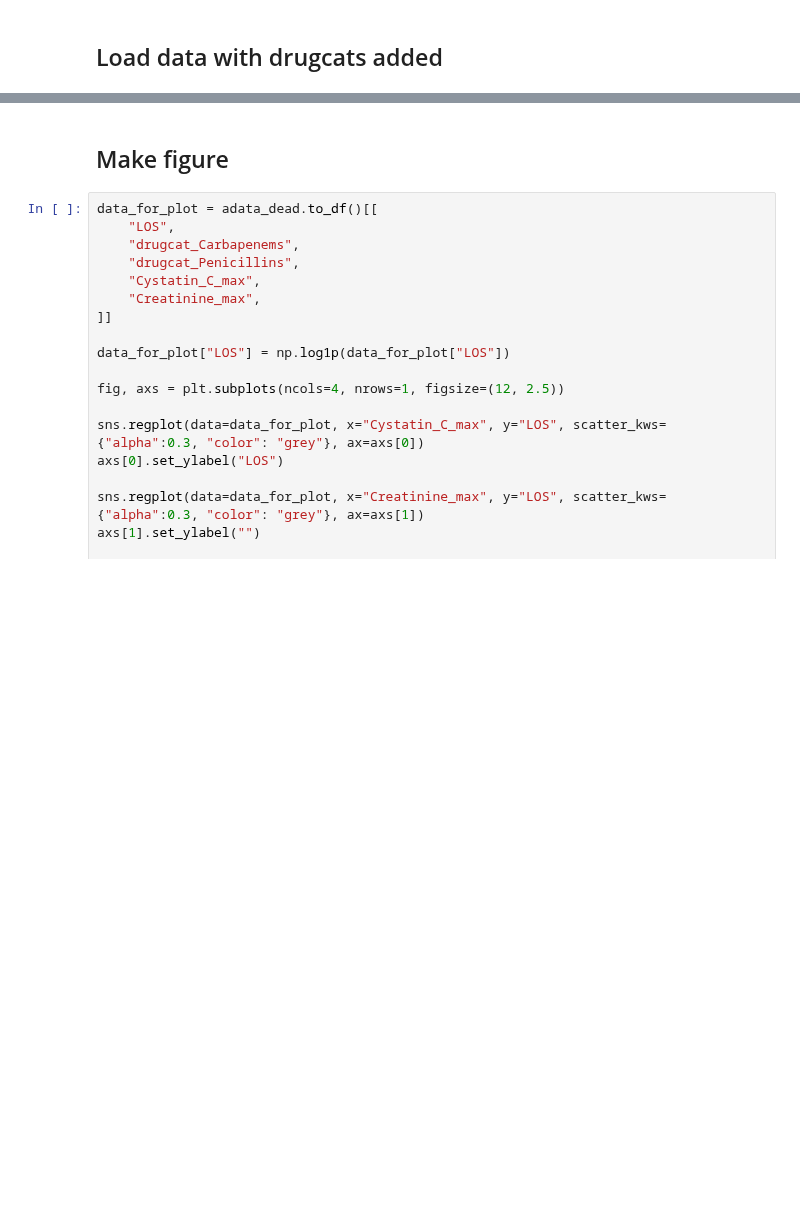
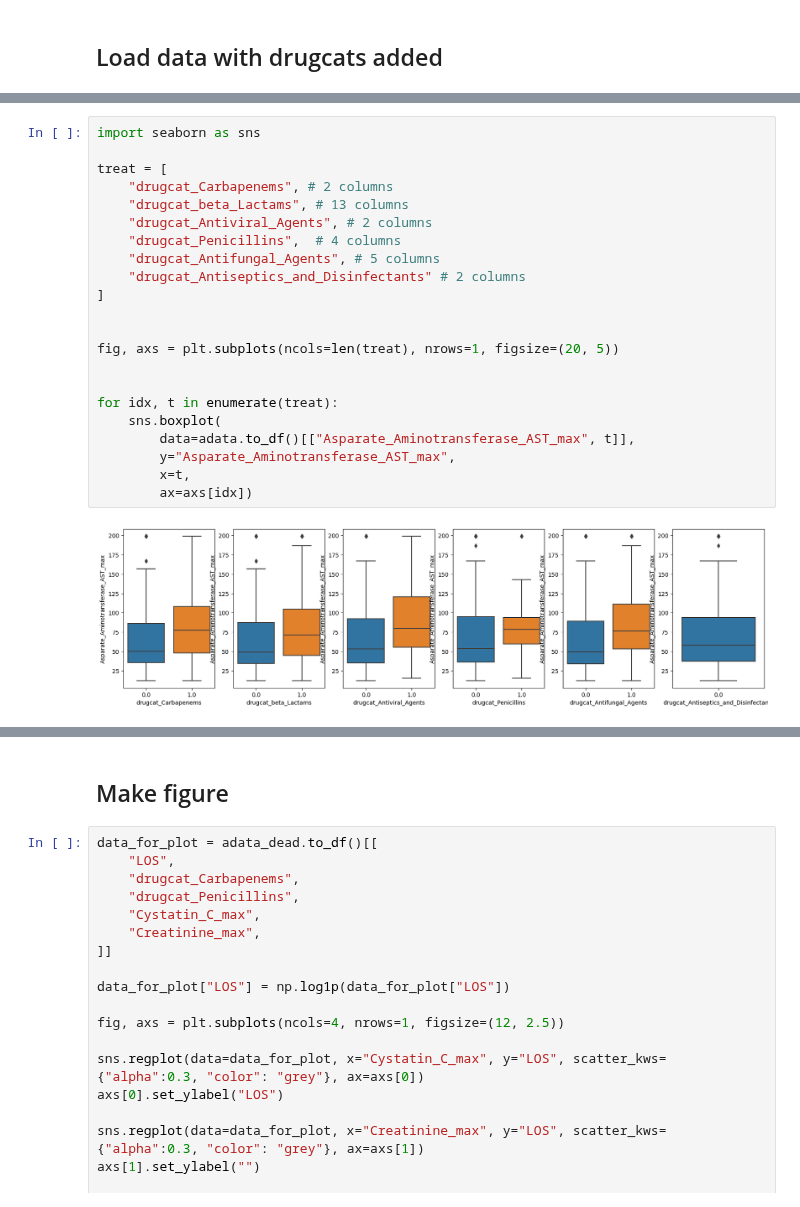
Before and after one commit to theislab/ehrapy-reproducibility, a Jupyter notebook: Figure_5/causal_known_graph.ipynb, the cells around one changed output, grey strips where cells are left out. Saved outputs shown, nothing was run; the diff lists cells and outputs as text; blank space fills up the shorter version.

```diff
--- a/Figure_5/causal_known_graph.ipynb
+++ b/Figure_5/causal_known_graph.ipynb
@@ -201,0 +55,24 @@ pH_max 38.823
+# %%
+import seaborn as sns
+
+treat = [
+    "drugcat_Carbapenems", # 2 columns
+    "drugcat_beta_Lactams", # 13 columns
+    "drugcat_Antiviral_Agents", # 2 columns
+    "drugcat_Penicillins",  # 4 columns
+    "drugcat_Antifungal_Agents", # 5 columns
+    "drugcat_Antiseptics_and_Disinfectants" # 2 columns
+]
+
+
+fig, axs = plt.subplots(ncols=len(treat), nrows=1, figsize=(20, 5))
+
+
+for idx, t in enumerate(treat):
+    sns.boxplot(
+        data=adata.to_df()[["Asparate_Aminotransferase_AST_max", t]],
+        y="Asparate_Aminotransferase_AST_max",
+        x=t,
+        ax=axs[idx])
+# %% [output]
+[figure, added]
```
Also changed, not shown: parts of 16 cells of this notebook, 9 other files.
